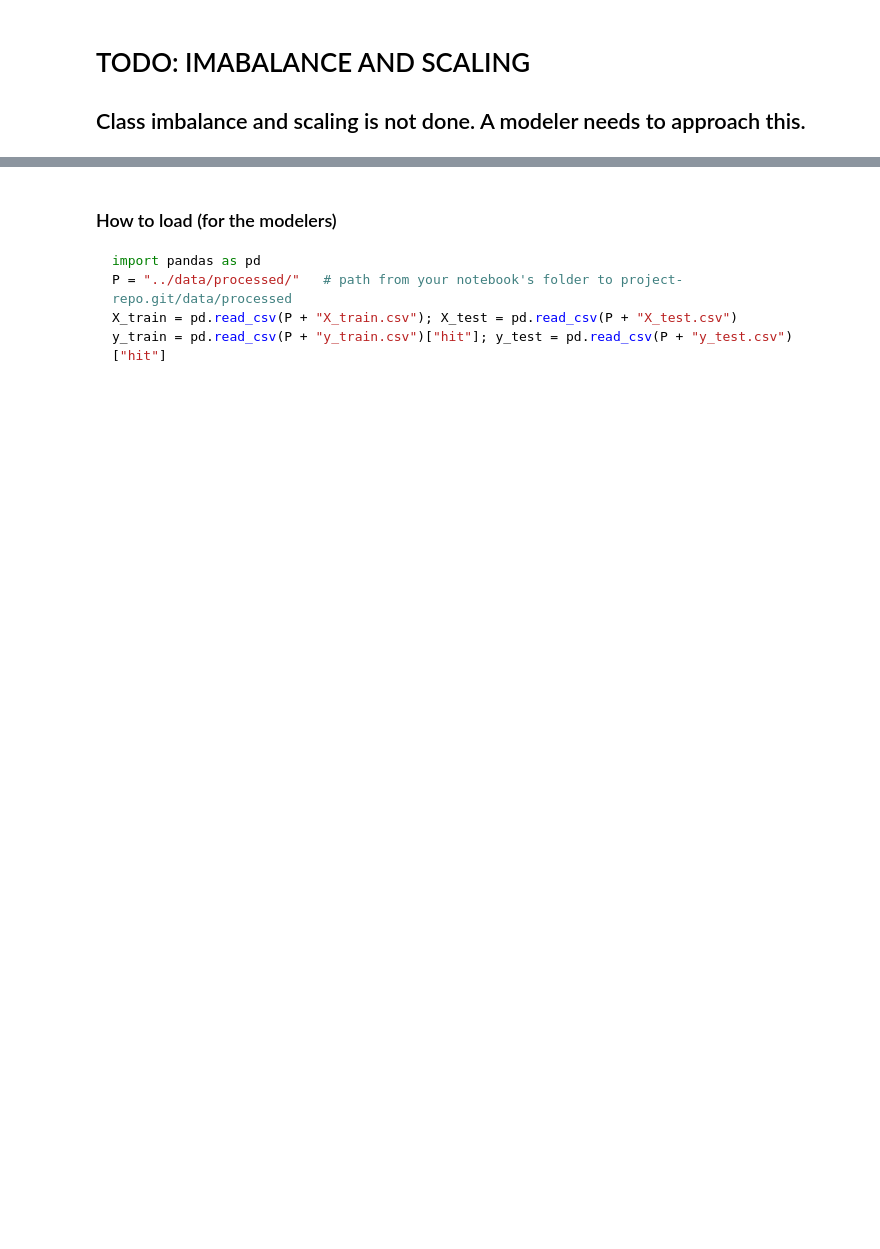
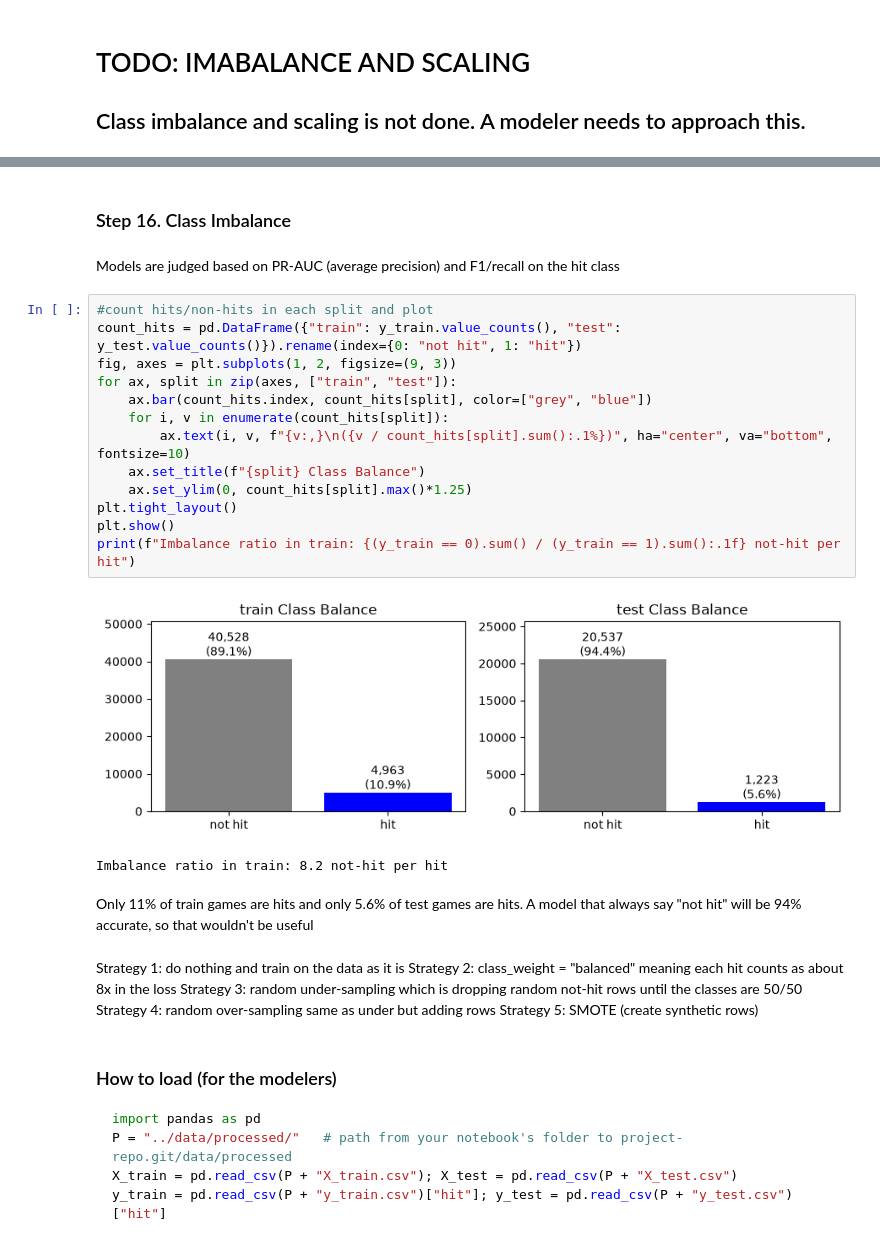
Before and after one commit to Tsarnas2003/Forecasting_Commercial_Success_of_a_SteamGame_using_MachineLearning, a Jupyter notebook: preprocessing/preprocessing.ipynb, the cells around one changed output, grey strips where cells are left out. Cells and saved outputs as stored; diff of their text form; blank space fills up the shorter version.

Commit message:
Add files via upload
Added scaling and imbalance technique possibilites to preprocessing

```diff
--- a/preprocessing/preprocessing.ipynb
+++ b/preprocessing/preprocessing.ipynb
@@ -1582,3 +1657,31 @@ y_train.csv             0.1 MB
+# %% [markdown]
+### Step 16. Class Imbalance
+# %% [markdown]
+Models are judged based on PR-AUC (average precision) and F1/recall on the hit class
+# %%
+#count hits/non-hits in each split and plot
+count_hits = pd.DataFrame({"train": y_train.value_counts(), "test": y_test.value_counts()}).rename(index={0: "not hit", 1: "hit"})
+fig, axes = plt.subplots(1, 2, figsize=(9, 3))
+for ax, split in zip(axes, ["train", "test"]):
+    ax.bar(count_hits.index, count_hits[split], color=["grey", "blue"])
+    for i, v in enumerate(count_hits[split]):
+        ax.text(i, v, f"{v:,}\n({v / count_hits[split].sum():.1%})", ha="center", va="bottom", fontsize=10)
+    ax.set_title(f"{split} Class Balance")
+    ax.set_ylim(0, count_hits[split].max()*1.25)
+plt.tight_layout()
+plt.show()
+print(f"Imbalance ratio in train: {(y_train == 0).sum() / (y_train == 1).sum():.1f} not-hit per hit")
+# %% [output]
+[figure, added]
+Imbalance ratio in train: 8.2 not-hit per hit
+# %% [markdown]
+Only 11% of train games are hits and only 5.6% of test games are hits. A model that always say "not hit" will be 94% accurate, so that wouldn't be useful
+# %% [markdown]
+Strategy 1: do nothing and train on the data as it is
+Strategy 2: class_weight = "balanced" meaning each hit counts as about 8x in the loss
+Strategy 3: random under-sampling which is dropping random not-hit rows until the classes are 50/50
+Strategy 4: random over-sampling same as under but adding rows
+Strategy 5: SMOTE (create synthetic rows)
 # %% [markdown]
 ### How to load (for the modelers)
 
```
Also changed, not shown: parts of 9 cells of this notebook.
